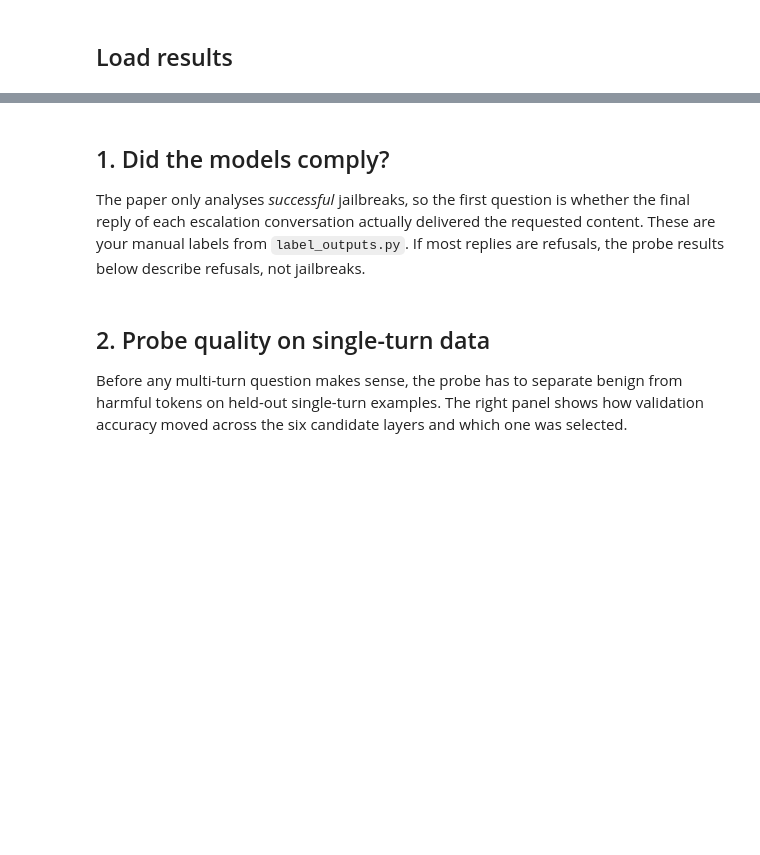
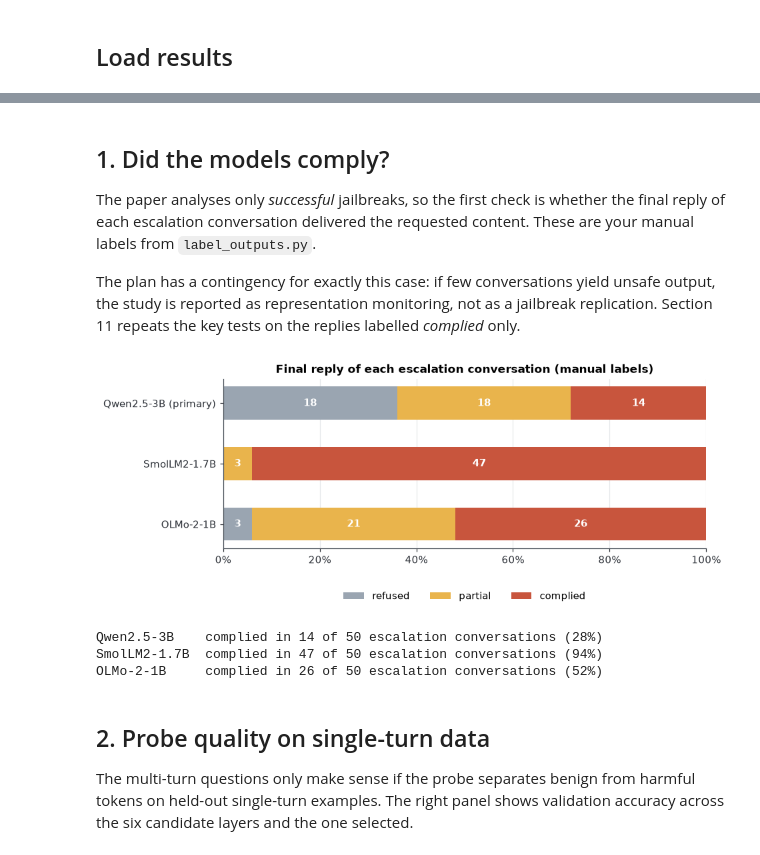
Before and after one commit to Shravani018/escalation-probes, a Jupyter notebook: notebooks/experiment_results.ipynb, the cells around one changed output, grey strips where cells are left out. Saved outputs shown, nothing was run; the diff lists cells and outputs as text; code cells hidden in the pictures; blank space fills up the shorter version.

```diff
--- a/notebooks/experiment_results.ipynb
+++ b/notebooks/experiment_results.ipynb
@@ -66,6 +68,7 @@ if IN_COLAB and not TABLES.exists():
 # %%
 C_ESC, C_CTL, C_AO, GREY = "#C8553D", "#2A6F97", "#6A4C93", "#8A8F98"
 MODEL_COLORS = {"qwen2.5-3b": "#1B998B", "smollm2-1.7b": "#E09F3E", "olmo-2-1b": "#7B6D8D"}
+DET_COLORS = {"PCA centroid": "#2A9D8F", "MLP probe": C_ESC}   # the judge is added after loading
 LABEL_COLORS = {"escalation": C_ESC, "benign_control": C_CTL}
 LABEL_NAMES = {"escalation": "Escalation", "benign_control": "Benign control"}
 
@@ -75,6 +78,18 @@ plt.rcParams.update({
     "grid.color": "#E6E8EB", "grid.linewidth": 0.8, "axes.axisbelow": True, "legend.frameon": False,
     "axes.edgecolor": "#444B54", "axes.labelcolor": "#2B2F36", "xtick.color": "#2B2F36", "ytick.color": "#2B2F36",
 })
+
+def mtitle(m):
+    return MODELS[m] + (" (primary)" if m == PRIMARY_MODEL else "")
+
+SHARED_TURNS = []   # filled after loading: turns where each escalation and its control are identical
+
+def shade_shared(ax):
+    """Grey band over the turns that escalation conversations and their matched controls share."""
+    if SHARED_TURNS:
+        lo, hi = ax.get_ylim()
+        ax.axvspan(min(SHARED_TURNS) - 0.4, max(SHARED_TURNS) + 0.5, color="#EEF0F2", zorder=0, lw=0)
+        ax.text((min(SHARED_TURNS) + max(SHARED_TURNS)) / 2, lo + 0.02 * (hi - lo), "pair identical\nby design", ha="center", va="bottom", fontsize=7.5, color="#5B6470")
 
 def boot_ci(values, n=N_BOOT, stat=np.mean):
     """Point estimate and 95% bootstrap interval over conversations."""
@@ -114,8 +129,15 @@ def save(fig, name):
     FIGS.mkdir(parents=True, exist_ok=True)
     fig.savefig(FIGS / f"{name}.png", bbox_inches="tight")
 
-def read_csv(path):
-    return pd.read_csv(path) if Path(path).exists() else None
+def find_judge_file(m):
+    """Judge output for model m: any .jsonl in the search folders whose name contains the model, skipping smoke tests."""
+    hits = [p for folder in SEARCH if folder.exists() for p in sorted(folder.glob("*.jsonl")) if m in p.name and "smoke" not in p.name]
+    hits.sort(key=lambda p: "ministral" not in p.name.lower())
+    return hits[0] if hits else None
+
+def read_csv(name):
+    path = locate(name)
+    return pd.read_csv(path) if path else None
 # %% [markdown]
 ## Load results
 # %%
@@ -163,34 +219,45 @@ status
 # %% [markdown]
 ## 1. Did the models comply?
 
-The paper only analyses *successful* jailbreaks, so the first question is whether the final reply of each escalation conversation actually delivered the requested content. These are your manual labels from `label_outputs.py`. If most replies are refusals, the probe results below describe refusals, not jailbreaks.
+The paper analyses only *successful* jailbreaks, so the first check is whether the final reply of each escalation conversation delivered the requested content. These are your manual labels from `label_outputs.py`.
+
+The plan has a contingency for exactly this case: if few conversations yield unsafe output, the study is reported as representation monitoring, not as a jailbreak replication. Section 11 repeats the key tests on the replies labelled *complied* only.
 # %%
 if not labels:
     print("No compliance label files found, skipping.")
 else:
     order = ["refused", "partial", "complied"]
     colors = {"refused": "#9AA5B1", "partial": "#E9B44C", "complied": C_ESC}
-    fig, ax = plt.subplots(figsize=(8, 0.9 + 0.7 * len(labels)))
-    for i, (m, df) in enumerate(labels.items()):
-        counts = df.label.value_counts().reindex(order).fillna(0)
+    fig, ax = plt.subplots(figsize=(8.5, 0.9 + 0.7 * len(labels)))
+    for i, m in enumerate([m for m in AVAILABLE if m in labels]):
+        counts = labels[m].label.value_counts().reindex(order).fillna(0)
         left = 0
         for lab in order:
             share = counts[lab] / counts.sum()
             ax.barh(i, share, left=left, color=colors[lab], label=lab if i == 0 else None, height=0.55)
-            if share > 0.06:
+            if share > 0.05:
                 ax.text(left + share / 2, i, f"{int(counts[lab])}", ha="center", va="center", color="white", fontweight="bold")
             left += share
-    ax.set_yticks(range(len(labels)), [MODELS[m] for m in labels])
+    ax.set_yticks(range(len(labels)), [mtitle(m) for m in AVAILABLE if m in labels])
     ax.invert_yaxis()
     ax.xaxis.set_major_formatter(PercentFormatter(1.0))
     ax.set_xlim(0, 1)
     ax.grid(axis="y", visible=False)
     ax.set_title("Final reply of each escalation conversation (manual labels)")
-    ax.legend(ncol=3, loc="upper center", bbox_to_anchor=(0.5, -0.18))
+    ax.legend(ncol=3, loc="upper center", bbox_to_anchor=(0.5, -0.2))
     save(fig, "01_compliance_labels")
     plt.show()
+    for m in AVAILABLE:
+        if m in labels:
+            n_c = int((labels[m].label == "complied").sum())
+            print(f"{MODELS[m]:<13} complied in {n_c} of {len(labels[m])} escalation conversations ({n_c / len(labels[m]):.0%})")
+# %% [output]
+[figure, added]
+Qwen2.5-3B    complied in 14 of 50 escalation conversations (28%)
+SmolLM2-1.7B  complied in 47 of 50 escalation conversations (94%)
+OLMo-2-1B     complied in 26 of 50 escalation conversations (52%)
 # %% [markdown]
 ## 2. Probe quality on single-turn data
 
-Before any multi-turn question makes sense, the probe has to separate benign from harmful tokens on held-out single-turn examples. The right panel shows how validation accuracy moved across the six candidate layers and which one was selected.
+The multi-turn questions only make sense if the probe separates benign from harmful tokens on held-out single-turn examples. The right panel shows validation accuracy across the six candidate layers and the one selected.
 # %%
```
Also changed, not shown: parts of 61 cells of this notebook, 59 other files.
